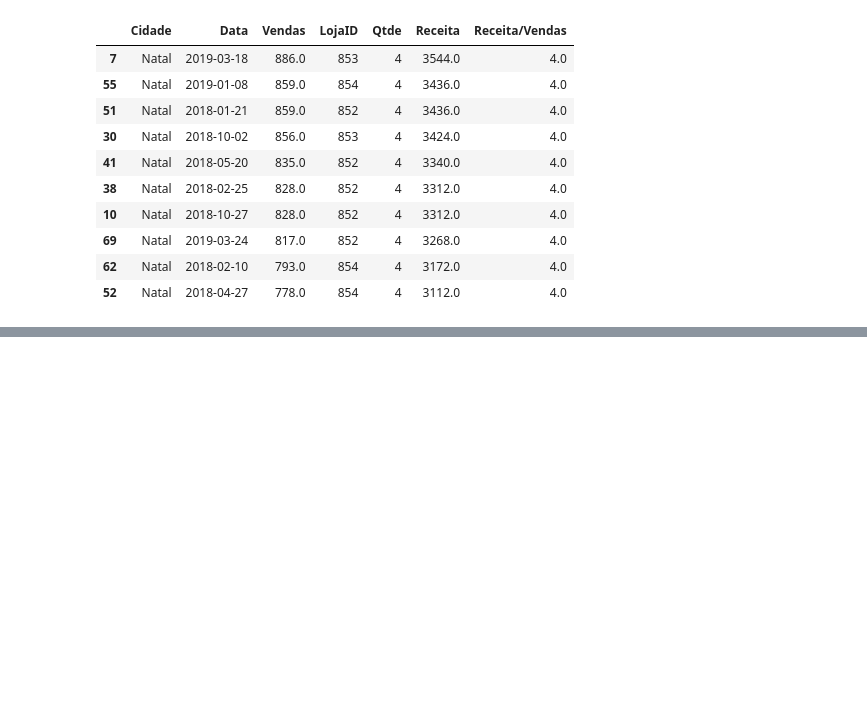
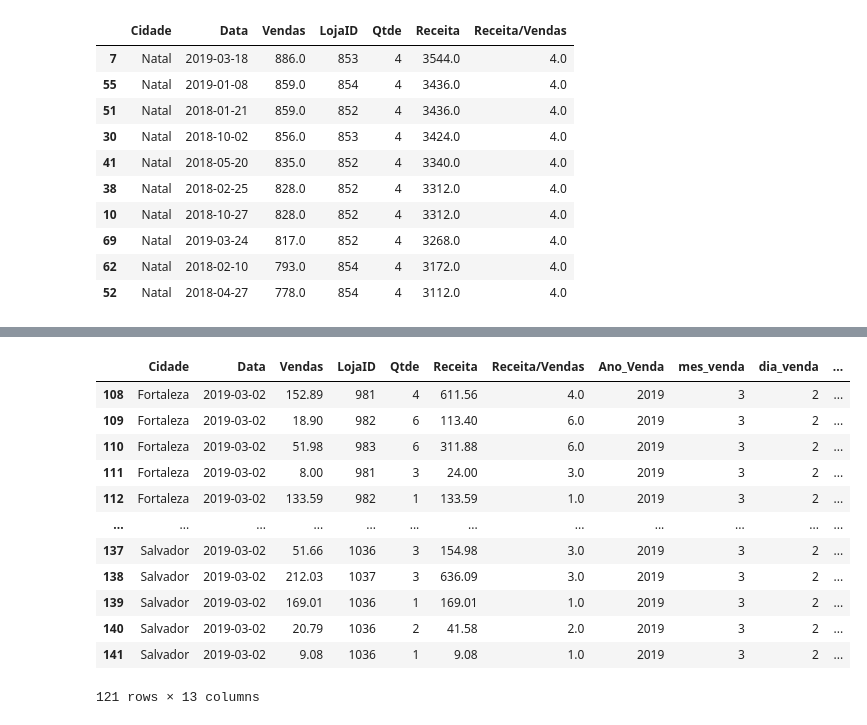
Before and after one commit to david95alex/dio-pandas-project, a Jupyter notebook: 02-planilhas-excel.ipynb, the cells around one changed output, grey strips where cells are left out. Cells and saved outputs as stored; diff of their text form; code cells hidden in the pictures; blank space fills up the shorter version.

Commit message:
trabalhando com datas

```diff
--- a/02-planilhas-excel.ipynb
+++ b/02-planilhas-excel.ipynb
@@ -164,0 +204,3 @@ df.sort_values("Receita", ascending=False).head(10)
+# %%
+# criando uma nova coluna com o ano
+df["Ano_Venda"] = df["Data"].dt.year
@@ -164,0 +233,2 @@ df.sort_values("Receita", ascending=False).head(10)
+# %%
+df["diferenca_dias"] = df["Data"] - df["Data"].min()
@@ -164,0 +244,3 @@ df.sort_values("Receita", ascending=False).head(10)
+# %%
+# criando a coluna de trimestre
+df["trimestre_venda"] = df["Data"].dt.quarter
@@ -164,0 +256,19 @@ df.sort_values("Receita", ascending=False).head(10)
+# %%
+# filtrando as vendas de 2019 do mês de março
+vendas_marco_19 = df.loc[(df["Data"].dt.year == 2019) & (df["Data"].dt.month == 3)]
+# %%
+vendas_marco_19
+# %% [output]
+|  | Cidade | Data | Vendas | LojaID | Qtde | Receita | Receita/Vendas | Ano_Venda | mes_venda | dia_venda | ... |
+| 108 | Fortaleza | 2019-03-02 | 152.89 | 981 | 4 | 611.56 | 4.0 | 2019 | 3 | 2 | ... |
+| 109 | Fortaleza | 2019-03-02 | 18.90 | 982 | 6 | 113.40 | 6.0 | 2019 | 3 | 2 | ... |
+| 110 | Fortaleza | 2019-03-02 | 51.98 | 983 | 6 | 311.88 | 6.0 | 2019 | 3 | 2 | ... |
+| 111 | Fortaleza | 2019-03-02 | 8.00 | 981 | 3 | 24.00 | 3.0 | 2019 | 3 | 2 | ... |
+| 112 | Fortaleza | 2019-03-02 | 133.59 | 982 | 1 | 133.59 | 1.0 | 2019 | 3 | 2 | ... |
+| ... | ... | ... | ... | ... | ... | ... | ... | ... | ... | ... | ... |
+| 137 | Salvador | 2019-03-02 | 51.66 | 1036 | 3 | 154.98 | 3.0 | 2019 | 3 | 2 | ... |
+| 138 | Salvador | 2019-03-02 | 212.03 | 1037 | 3 | 636.09 | 3.0 | 2019 | 3 | 2 | ... |
+| 139 | Salvador | 2019-03-02 | 169.01 | 1036 | 1 | 169.01 | 1.0 | 2019 | 3 | 2 | ... |
+| 140 | Salvador | 2019-03-02 | 20.79 | 1036 | 2 | 41.58 | 2.0 | 2019 | 3 | 2 | ... |
+| 141 | Salvador | 2019-03-02 | 9.08 | 1036 | 1 | 9.08 | 1.0 | 2019 | 3 | 2 | ... |
+121 rows × 13 columns
```
Also changed, not shown: parts of 12 cells of this notebook.
